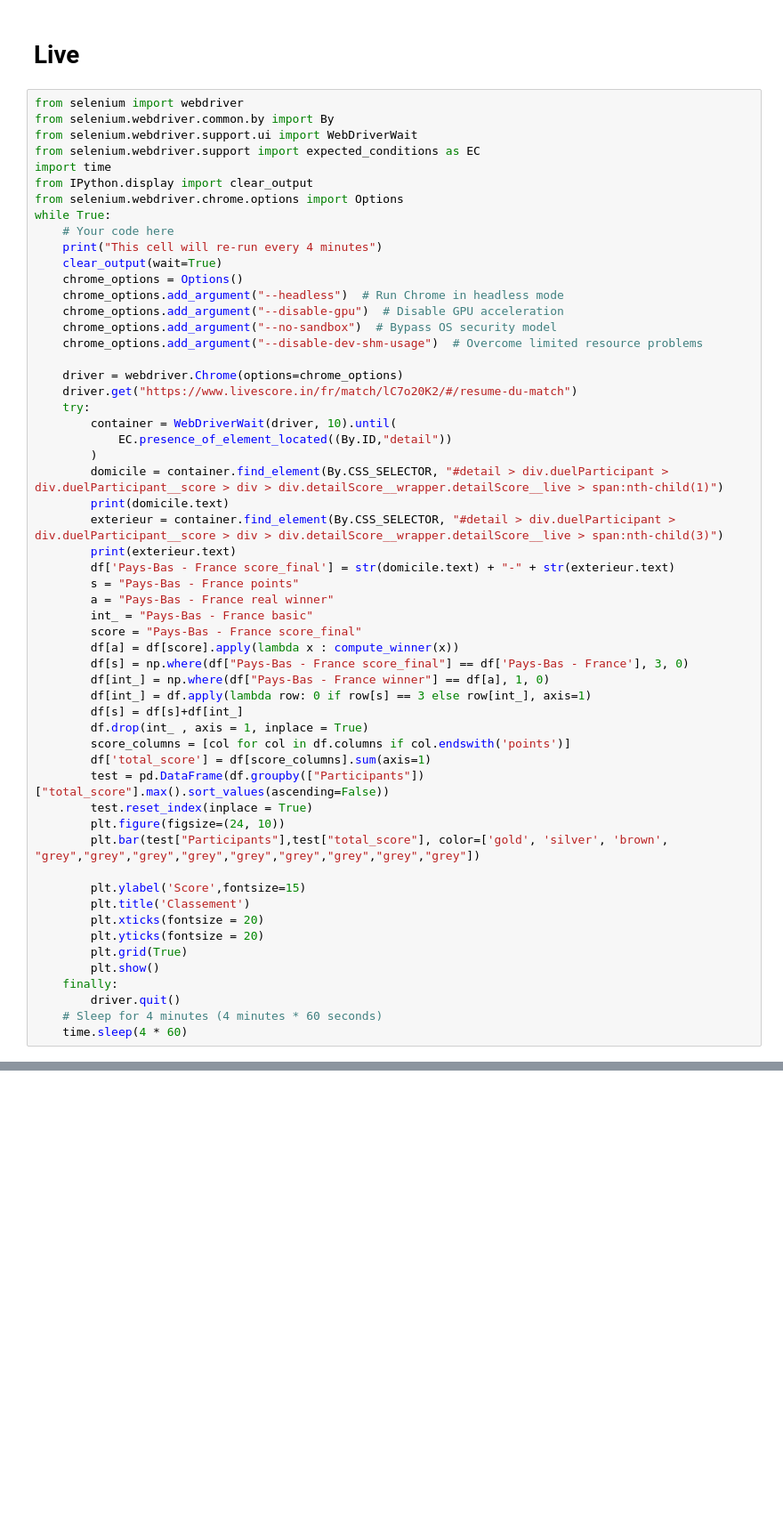
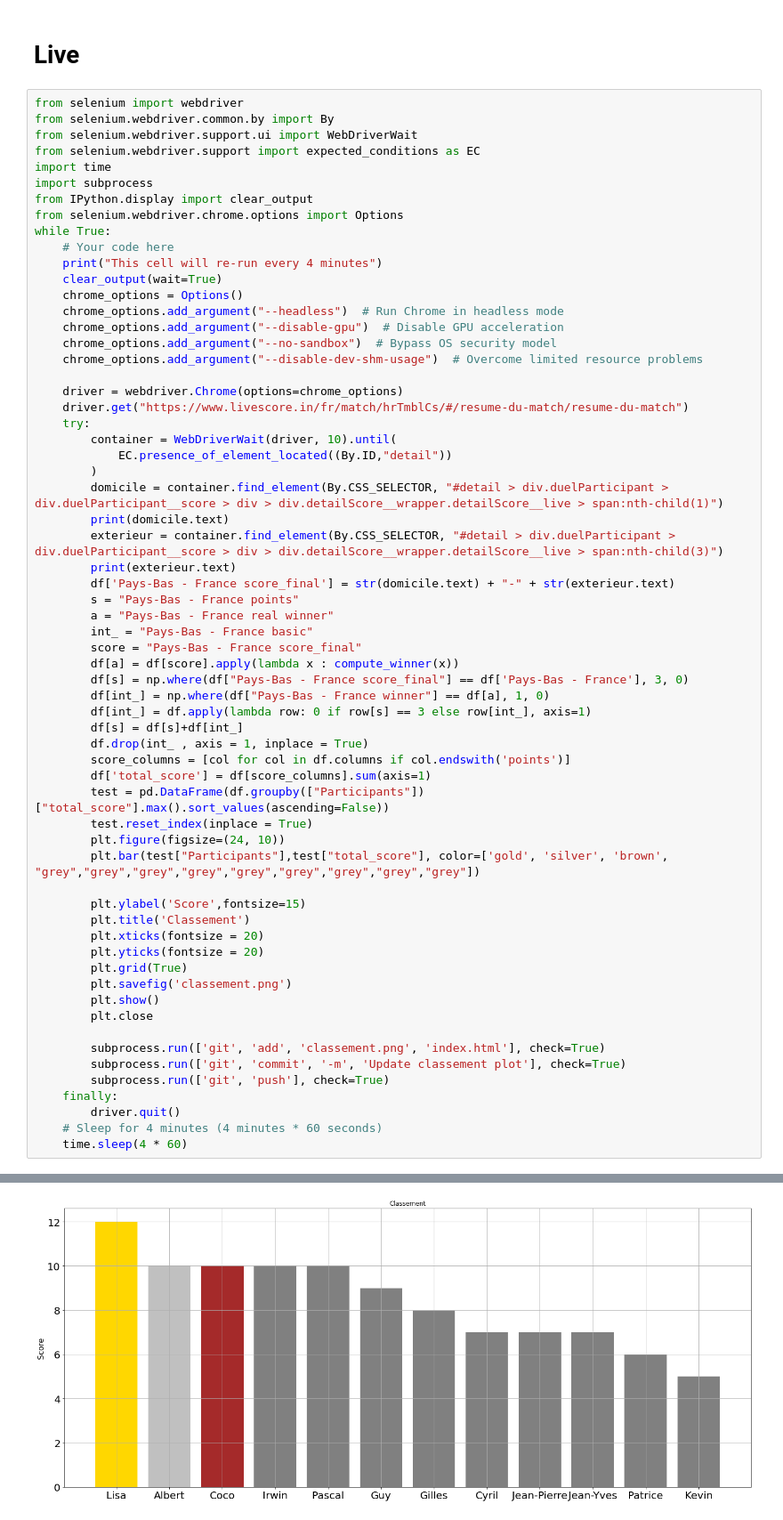
Before and after one commit to coraliegrobel/Classement, a Jupyter notebook: test2.ipynb, the cells around one changed output, grey strips where cells are left out. Shown at 89% size. Drawn from its saved outputs; the diff is of its cells as text; blank space fills up the shorter version.

```diff
--- a/test2.ipynb
+++ b/test2.ipynb
@@ -163,6 +163,7 @@ from selenium.webdriver.common.by import By
 from selenium.webdriver.support.ui import WebDriverWait
 from selenium.webdriver.support import expected_conditions as EC
 import time
+import subprocess
 from IPython.display import clear_output
 from selenium.webdriver.chrome.options import Options
 while True:
@@ -176,7 +177,7 @@ while True:
     chrome_options.add_argument("--disable-dev-shm-usage")  # Overcome limited resource problems
 
     driver = webdriver.Chrome(options=chrome_options)
-    driver.get("https://www.livescore.in/fr/match/lC7o20K2/#/resume-du-match")
+    driver.get("https://www.livescore.in/fr/match/hrTmblCs/#/resume-du-match/resume-du-match")
     try:
         container = WebDriverWait(driver, 10).until(
             EC.presence_of_element_located((By.ID,"detail"))
@@ -208,7 +209,13 @@ while True:
         plt.xticks(fontsize = 20)
         plt.yticks(fontsize = 20)
         plt.grid(True)
+        plt.savefig('classement.png')
         plt.show()
+        plt.close
+
+        subprocess.run(['git', 'add', 'classement.png', 'index.html'], check=True)
+        subprocess.run(['git', 'commit', '-m', 'Update classement plot'], check=True)
+        subprocess.run(['git', 'push'], check=True)
     finally:
         driver.quit()
     # Sleep for 4 minutes (4 minutes * 60 seconds)
@@ -220,0 +226 @@ Stacktrace:
+[figure, added]
```
Also changed, not shown: parts of 1 cell of this notebook, 1 other file.
